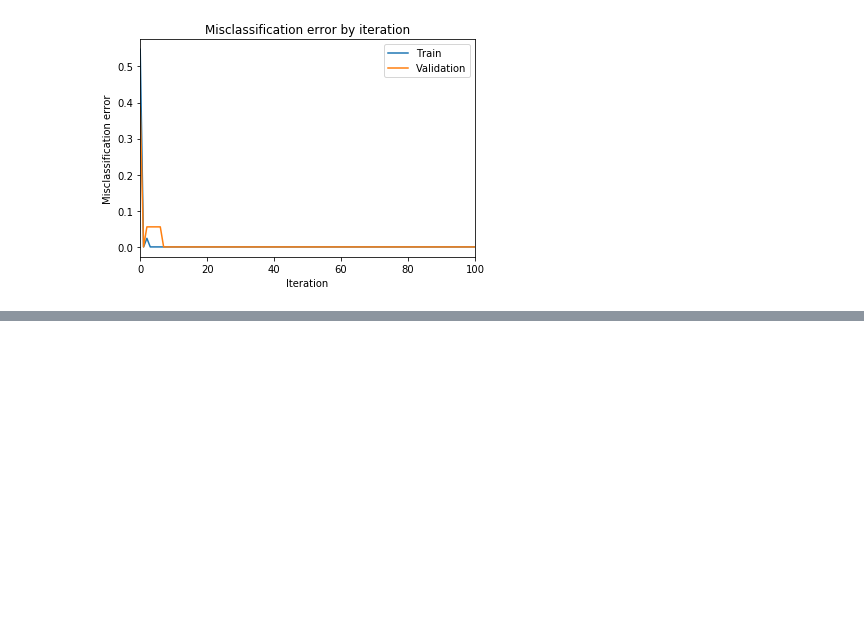
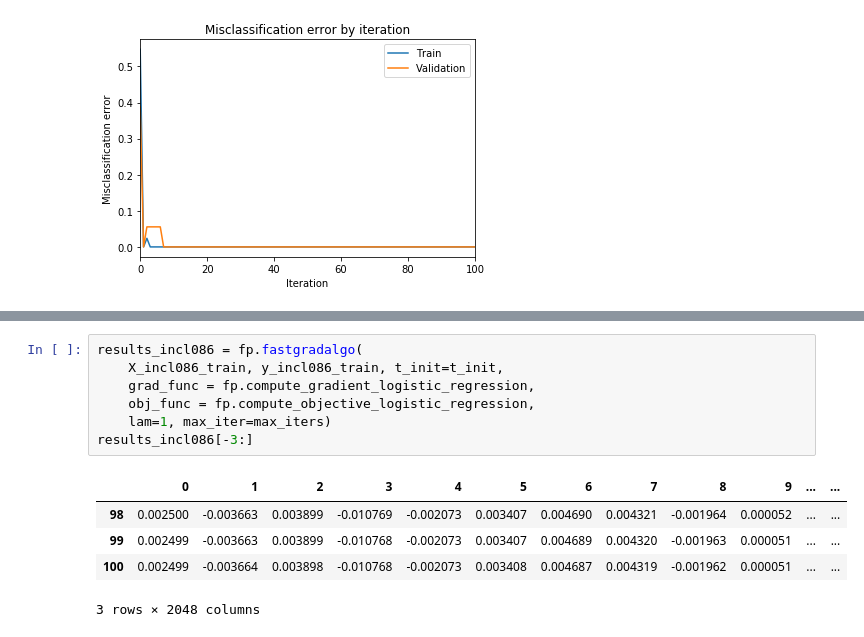
Before and after one commit to aenfield/Data558, a Jupyter notebook: Kaggle/HWExerciseExploratory.ipynb, the cells around one changed output, grey strips where cells are left out. Drawn from its saved outputs; the diff is of its cells as text; blank space fills up the shorter version.

```diff
--- a/Kaggle/HWExerciseExploratory.ipynb
+++ b/Kaggle/HWExerciseExploratory.ipynb
@@ -338,0 +365,13 @@ fp.plot_misclassification_errors_by_iteration(results_best, X_twoclasses_train,
+# %%
+results_incl086 = fp.fastgradalgo(
+    X_incl086_train, y_incl086_train, t_init=t_init,
+    grad_func = fp.compute_gradient_logistic_regression,
+    obj_func = fp.compute_objective_logistic_regression,
+    lam=1, max_iter=max_iters)
+results_incl086[-3:]
+# %% [output]
+|  | 0 | 1 | 2 | 3 | 4 | 5 | 6 | 7 | 8 | 9 | ... | ... |
+| 98 | 0.002500 | -0.003663 | 0.003899 | -0.010769 | -0.002073 | 0.003407 | 0.004690 | 0.004321 | -0.001964 | 0.000052 | ... | ... |
+| 99 | 0.002499 | -0.003663 | 0.003899 | -0.010768 | -0.002073 | 0.003407 | 0.004689 | 0.004320 | -0.001963 | 0.000051 | ... | ... |
+| 100 | 0.002499 | -0.003664 | 0.003898 | -0.010768 | -0.002073 | 0.003408 | 0.004687 | 0.004319 | -0.001962 | 0.000051 | ... | ... |
+3 rows × 2048 columns
```
Also changed, not shown: parts of 15 cells of this notebook, 2 other files.
